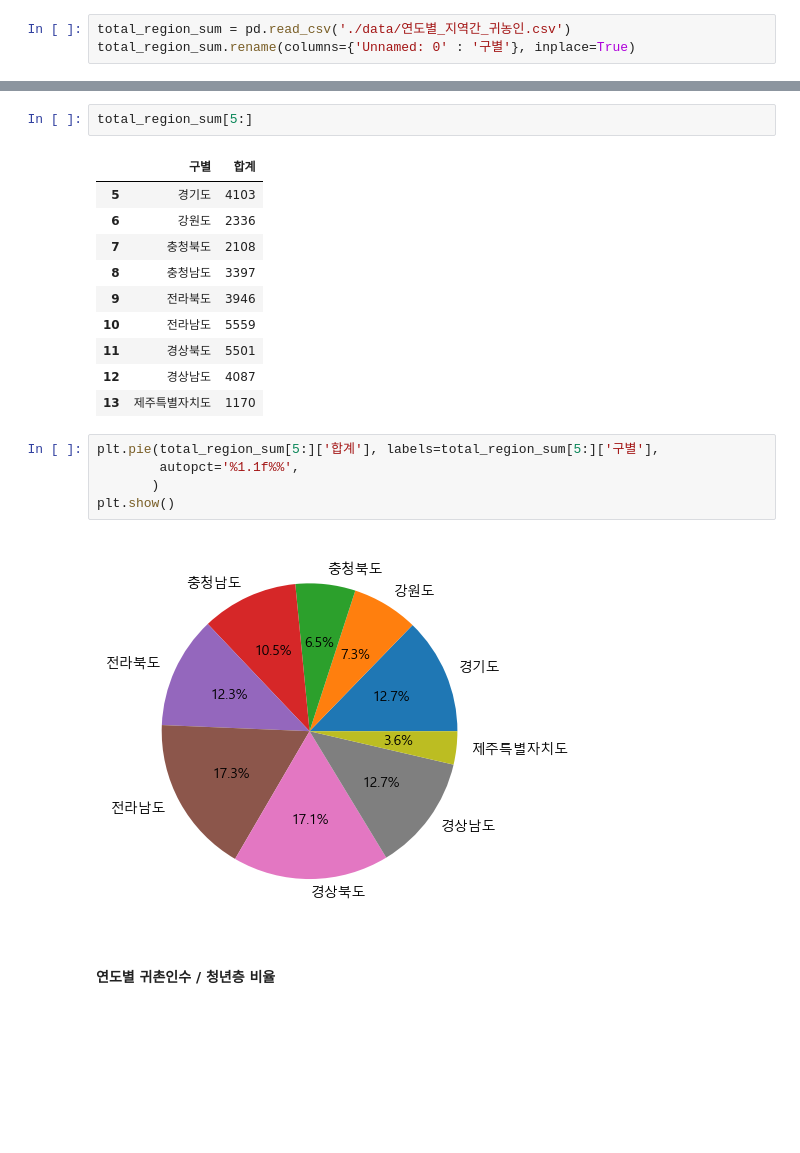
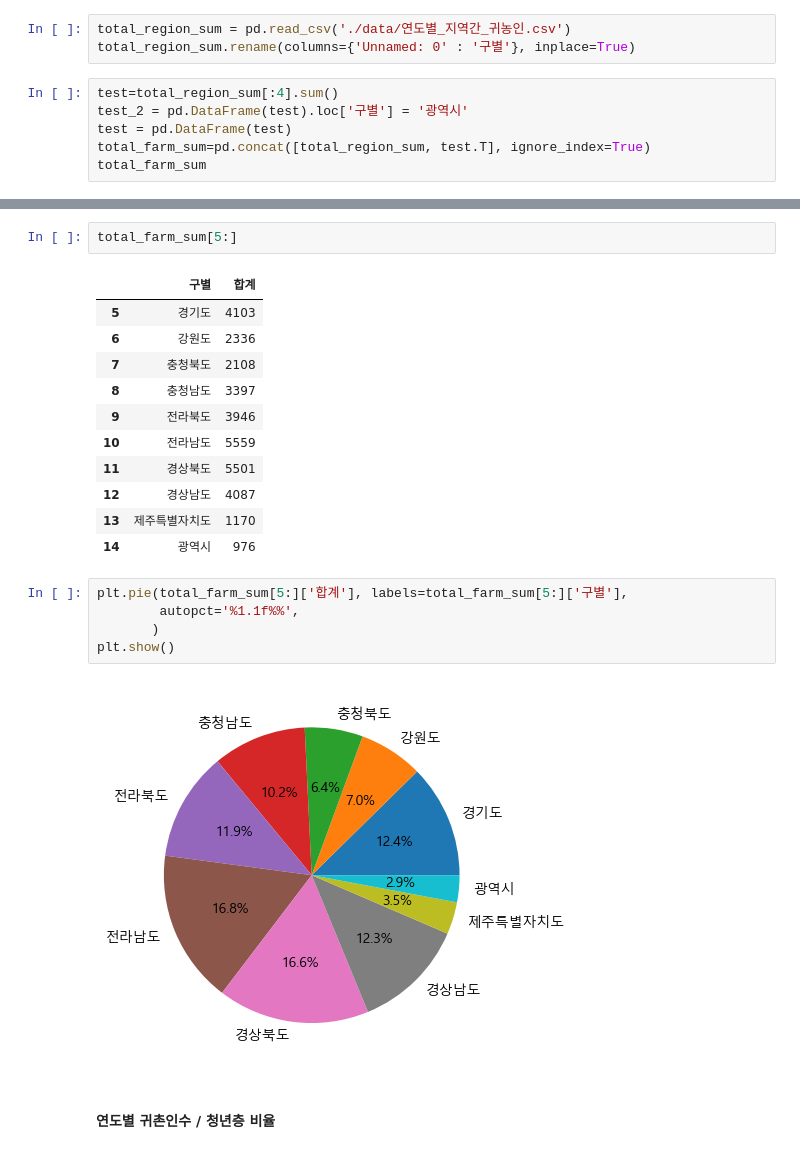
Before and after one commit to Aphian/data_science, a Jupyter notebook: 2_시각화.ipynb, the cells around one changed output, grey strips where cells are left out. Saved outputs shown, nothing was run; the diff lists cells and outputs as text; blank space fills up the shorter version.

```diff
--- a/2_시각화.ipynb
+++ b/2_시각화.ipynb
@@ -158,3 +157,9 @@ farm_rate.plot(y='청년귀농비율')
 # %%
 total_region_sum = pd.read_csv('./data/연도별_지역간_귀농인.csv')
 total_region_sum.rename(columns={'Unnamed: 0' : '구별'}, inplace=True)
+# %%
+test=total_region_sum[:4].sum()
+test_2 = pd.DataFrame(test).loc['구별'] = '광역시'
+test = pd.DataFrame(test)
+total_farm_sum=pd.concat([total_region_sum, test.T], ignore_index=True)
+total_farm_sum
@@ -161,5 +183,5 @@ total_region_sum.rename(columns={'Unnamed: 0' : '구별'}, inplace=True)
 # %%
-total_region_sum[5:]
+total_farm_sum[5:]
 # %% [output]
 |  | 구별 | 합계 |
 | 5 | 경기도 | 4103 |
@@ -171,13 +193,14 @@ total_region_sum[5:]
 | 11 | 경상북도 | 5501 |
 | 12 | 경상남도 | 4087 |
 | 13 | 제주특별자치도 | 1170 |
+| 14 | 광역시 | 976 |
 # %%
-plt.pie(total_region_sum[5:]['합계'], labels=total_region_sum[5:]['구별'],
+plt.pie(total_farm_sum[5:]['합계'], labels=total_farm_sum[5:]['구별'],
         autopct='%1.1f%%',
        )
 plt.show()
 # %% [output]
-[figure, old version]
+[figure, new version]
 # %% [markdown]
 #### 연도별 귀촌인수 / 청년층 비율
 # %%
```
Also changed, not shown: parts of 8 cells of this notebook, 1 other file.
